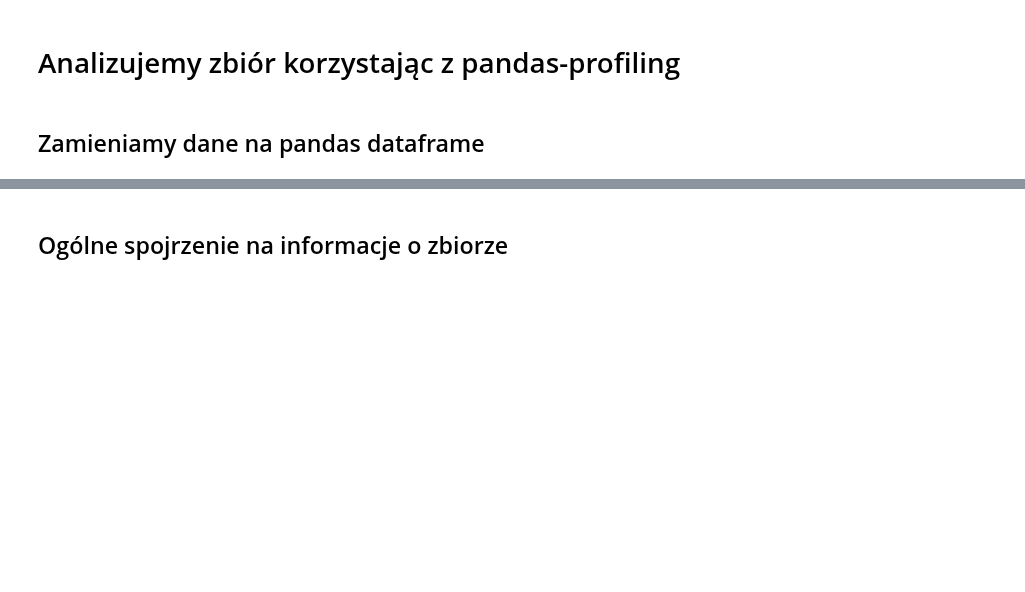
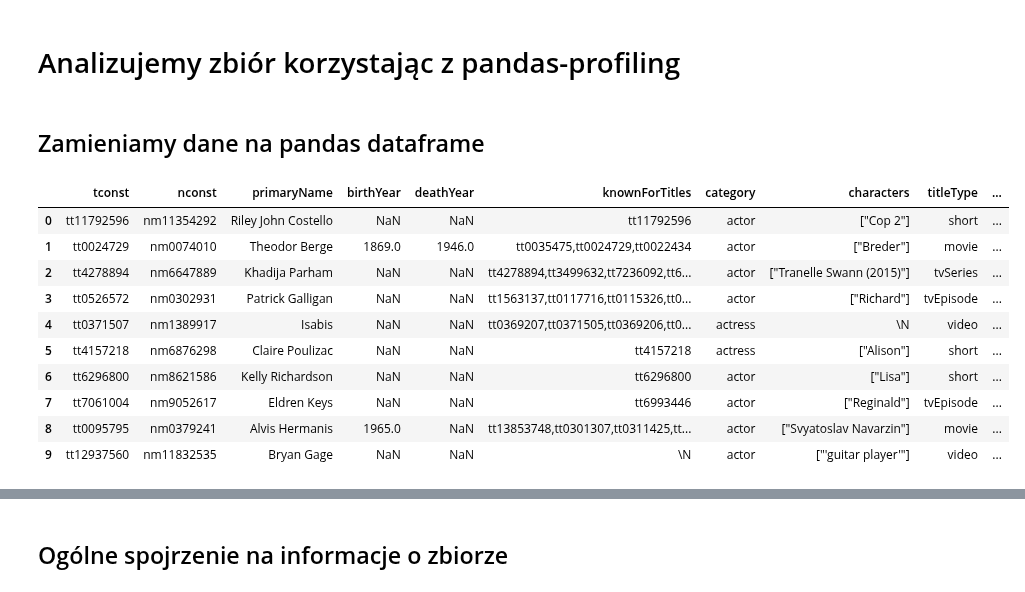
Before and after one commit to PiotrMaciejKowalski/BigData2022-actors, a Jupyter notebook: colabs/Pandas_profiling.ipynb, the cells around one changed output, grey strips where cells are left out. Saved outputs shown, nothing was run; the diff lists cells and outputs as text; code cells hidden in the pictures; blank space fills up the shorter version.

```diff
--- a/colabs/Pandas_profiling.ipynb
+++ b/colabs/Pandas_profiling.ipynb
@@ -185,0 +213,14 @@ df_data = pd.DataFrame(sample, columns = clear_data.columns)
+# %%
+df_data.head(10)
+# %% [output]
+|  | tconst | nconst | primaryName | birthYear | deathYear | knownForTitles | category | characters | titleType | ... |
+| 0 | tt11792596 | nm11354292 | Riley John Costello | NaN | NaN | tt11792596 | actor | ["Cop 2"] | short | ... |
+| 1 | tt0024729 | nm0074010 | Theodor Berge | 1869.0 | 1946.0 | tt0035475,tt0024729,tt0022434 | actor | ["Breder"] | movie | ... |
+| 2 | tt4278894 | nm6647889 | Khadija Parham | NaN | NaN | tt4278894,tt3499632,tt7236092,tt6... | actor | ["Tranelle Swann (2015)"] | tvSeries | ... |
+| 3 | tt0526572 | nm0302931 | Patrick Galligan | NaN | NaN | tt1563137,tt0117716,tt0115326,tt0... | actor | ["Richard"] | tvEpisode | ... |
+| 4 | tt0371507 | nm1389917 | Isabis | NaN | NaN | tt0369207,tt0371505,tt0369206,tt0... | actress | \N | video | ... |
+| 5 | tt4157218 | nm6876298 | Claire Poulizac | NaN | NaN | tt4157218 | actress | ["Alison"] | short | ... |
+| 6 | tt6296800 | nm8621586 | Kelly Richardson | NaN | NaN | tt6296800 | actor | ["Lisa"] | short | ... |
+| 7 | tt7061004 | nm9052617 | Eldren Keys | NaN | NaN | tt6993446 | actor | ["Reginald"] | tvEpisode | ... |
+| 8 | tt0095795 | nm0379241 | Alvis Hermanis | 1965.0 | NaN | tt13853748,tt0301307,tt0311425,tt... | actor | ["Svyatoslav Navarzin"] | movie | ... |
+| 9 | tt12937560 | nm11832535 | Bryan Gage | NaN | NaN | \N | actor | ["'guitar player'"] | video | ... |
```
Also changed, not shown: parts of 22 cells of this notebook.
